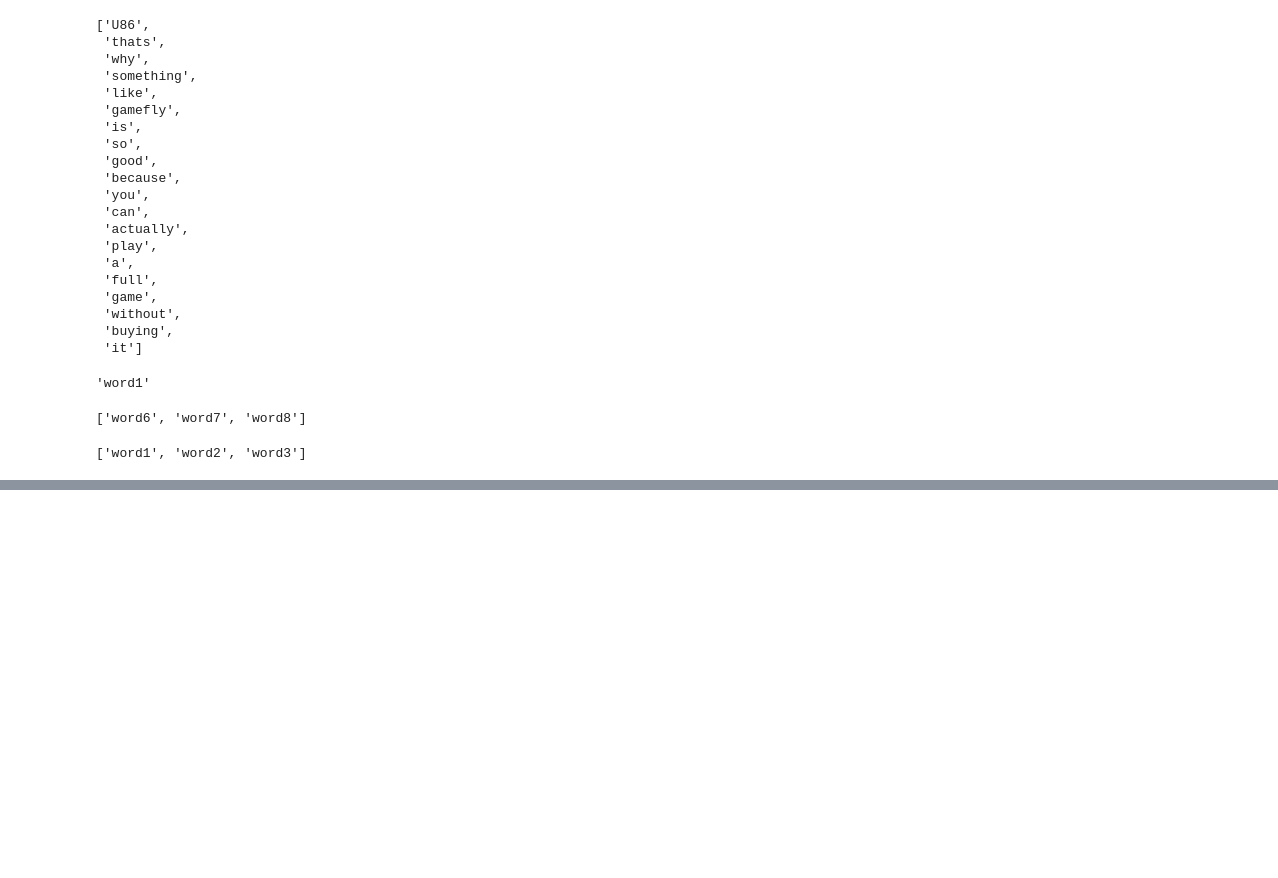
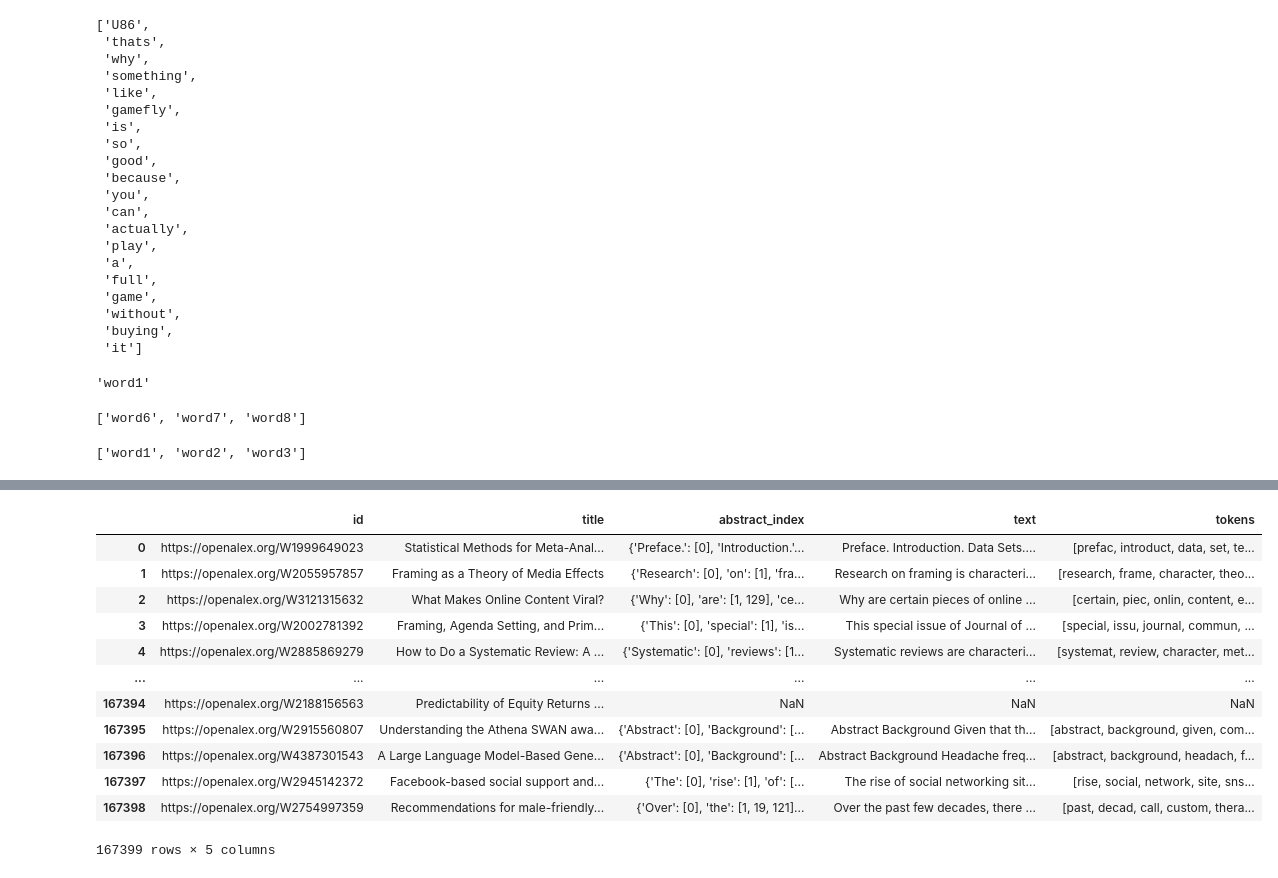
Before and after one commit to KeremOzemre/Computational-Social-Science, a Jupyter notebook: Week07.ipynb, the cells around one changed output, grey strips where cells are left out. Drawn from its saved outputs; the diff is of its cells as text; code cells hidden in the pictures; blank space fills up the shorter version.

```diff
--- a/Week07.ipynb
+++ b/Week07.ipynb
@@ -494,0 +266,7 @@ plot_frequency_rank(all_tokens)
+# %%
+import pandas as pd
+import ast
+
+df1 = pd.read_csv('abstracts_dataset.csv')
+# %%
+s = df1["abstract_index"]
@@ -494,0 +290,27 @@ plot_frequency_rank(all_tokens)
+# %%
+import nltk
+import re
+nltk.download('punkt_tab')
+from nltk.tokenize import sent_tokenize
+from nltk.stem import PorterStemmer
+from nltk.corpus import stopwords
+stemmer = PorterStemmer()
+stop_words = set(stopwords.words('english'))
+
+
+def tokenize(abstract):
+    text = abstract.lower()
+
+    text = re.sub(r'http\S+|www\S+', '', text)
+    text = re.sub(r'\d+', '', text)
+    text = re.sub(r'[^a-z\s]', '', text)
+    text = re.sub(r'\s+', ' ', text).strip()
+
+    words = text.split()
+    filtered_words = [word for word in words if word not in stop_words]
+    stems = [stemmer.stem(word) for word in filtered_words]
+
+
+    return stems
+
+df1["tokens"] = df1["text"].dropna().apply(tokenize)
@@ -494,0 +321,16 @@ plot_frequency_rank(all_tokens)
+# %%
+df1
+# %% [output]
+|  | id | title | abstract_index | text | tokens |
+| 0 | https://openalex.org/W1999649023 | Statistical Methods for Meta-Anal... | {'Preface.': [0], 'Introduction.'... | Preface. Introduction. Data Sets.... | [prefac, introduct, data, set, te... |
+| 1 | https://openalex.org/W2055957857 | Framing as a Theory of Media Effects | {'Research': [0], 'on': [1], 'fra... | Research on framing is characteri... | [research, frame, character, theo... |
+| 2 | https://openalex.org/W3121315632 | What Makes Online Content Viral? | {'Why': [0], 'are': [1, 129], 'ce... | Why are certain pieces of online ... | [certain, piec, onlin, content, e... |
+| 3 | https://openalex.org/W2002781392 | Framing, Agenda Setting, and Prim... | {'This': [0], 'special': [1], 'is... | This special issue of Journal of ... | [special, issu, journal, commun, ... |
+| 4 | https://openalex.org/W2885869279 | How to Do a Systematic Review: A ... | {'Systematic': [0], 'reviews': [1... | Systematic reviews are characteri... | [systemat, review, character, met... |
+| ... | ... | ... | ... | ... | ... |
+| 167394 | https://openalex.org/W2188156563 | Predictability of Equity Returns ... | NaN | NaN | NaN |
+| 167395 | https://openalex.org/W2915560807 | Understanding the Athena SWAN awa... | {'Abstract': [0], 'Background': [... | Abstract Background Given that th... | [abstract, background, given, com... |
+| 167396 | https://openalex.org/W4387301543 | A Large Language Model-Based Gene... | {'Abstract': [0], 'Background': [... | Abstract Background Headache freq... | [abstract, background, headach, f... |
+| 167397 | https://openalex.org/W2945142372 | Facebook-based social support and... | {'The': [0], 'rise': [1], 'of': [... | The rise of social networking sit... | [rise, social, network, site, sns... |
+| 167398 | https://openalex.org/W2754997359 | Recommendations for male-friendly... | {'Over': [0], 'the': [1, 19, 121]... | Over the past few decades, there ... | [past, decad, call, custom, thera... |
+167399 rows × 5 columns
```
Also changed, not shown: parts of 42 cells of this notebook, 2 other files.
